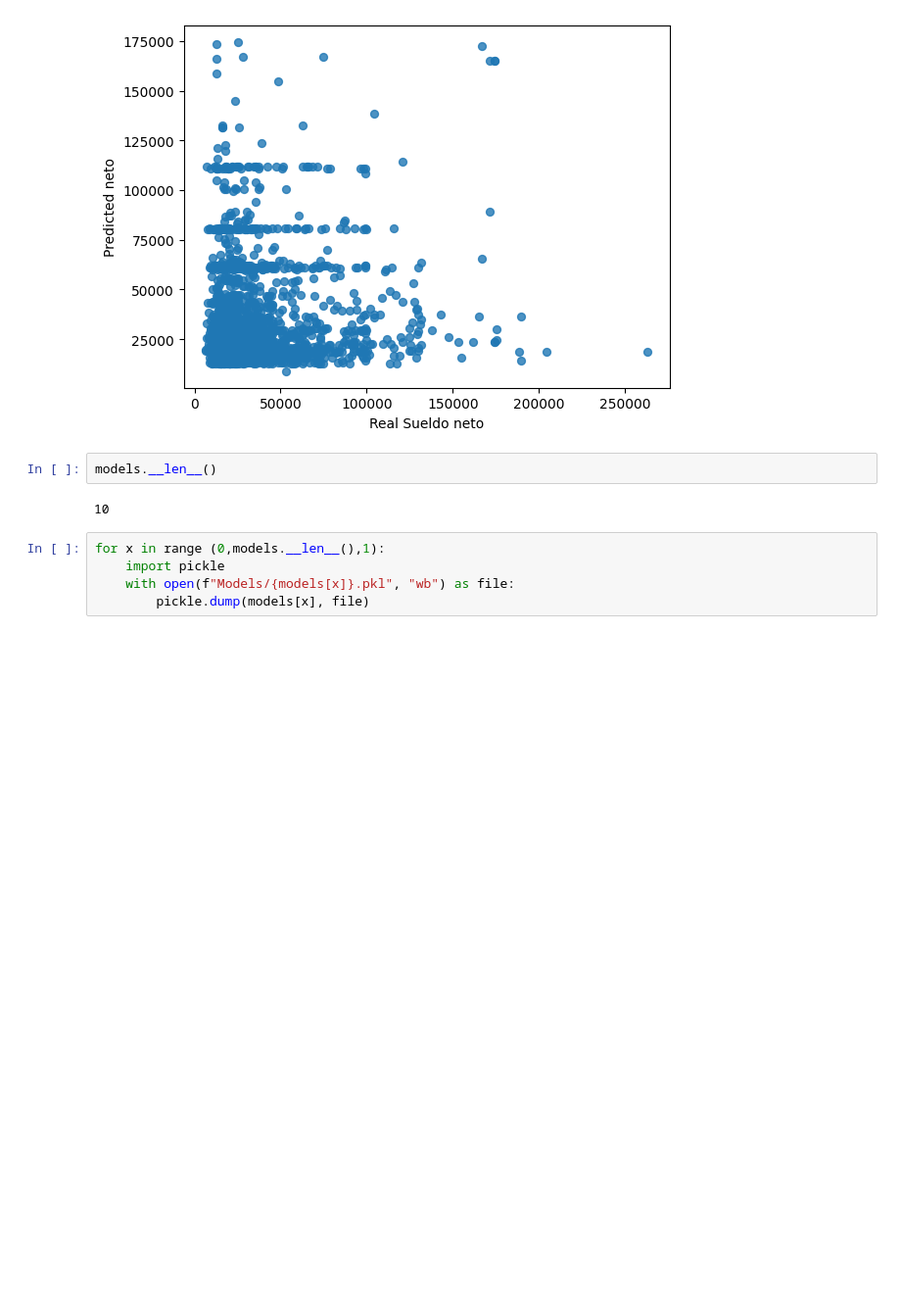
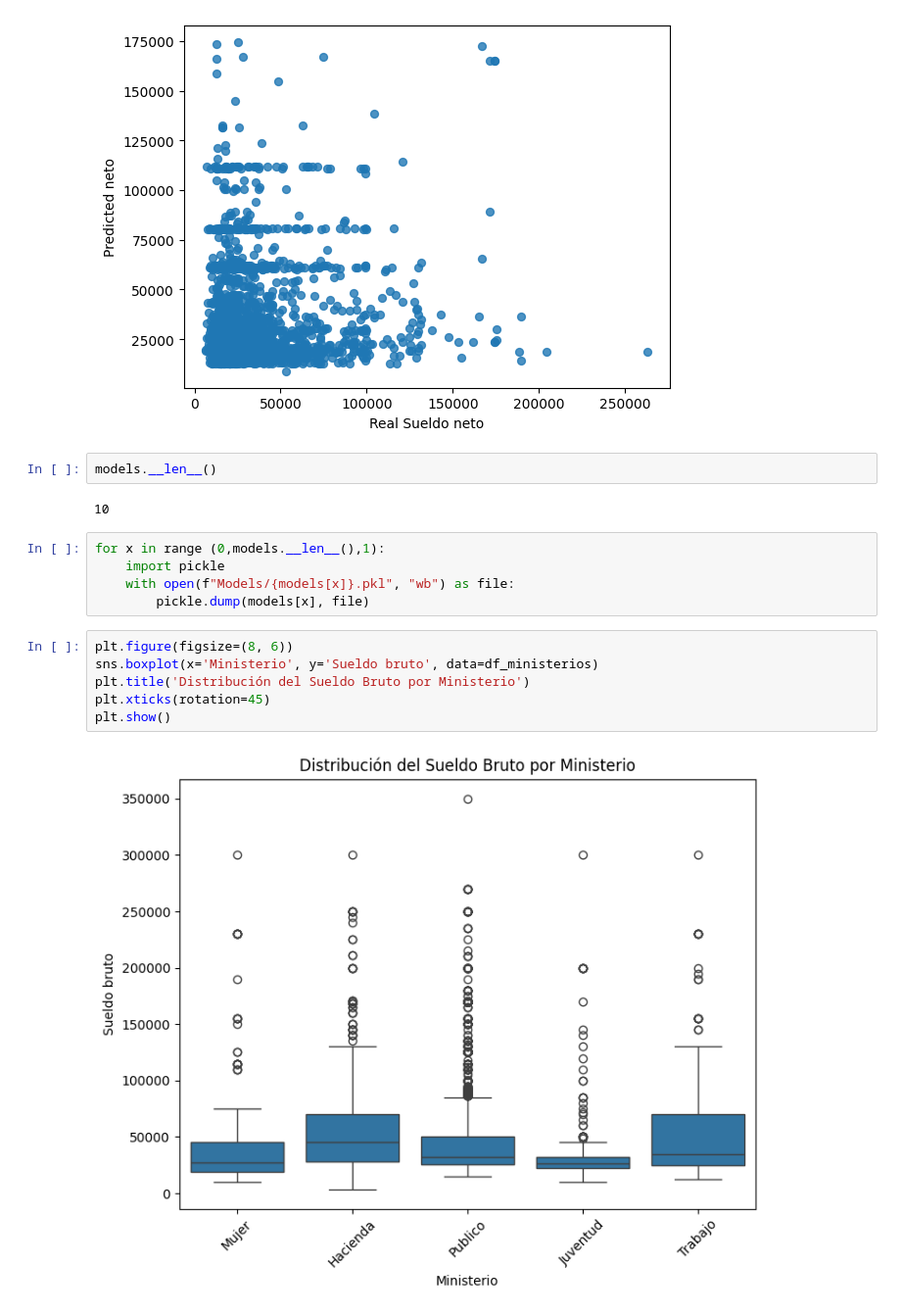
Before and after one commit to OAGgithub/Inferencia-Ingresos, a Jupyter notebook: Inferencia_Ingresos.ipynb, the cells around one changed output. Shown at 98% size. Cells and saved outputs as stored; diff of their text form; blank space fills up the shorter version.

```diff
--- a/Inferencia_Ingresos.ipynb
+++ b/Inferencia_Ingresos.ipynb
@@ -984,3 +966,11 @@ for x in range (0,models.__len__(),1):
     import pickle
     with open(f"Models/{models[x]}.pkl", "wb") as file:
         pickle.dump(models[x], file)
+# %%
+plt.figure(figsize=(8, 6))
+sns.boxplot(x='Ministerio', y='Sueldo bruto', data=df_ministerios)
+plt.title('Distribución del Sueldo Bruto por Ministerio')
+plt.xticks(rotation=45)
+plt.show()
+# %% [output]
+[figure, added]
```
Also changed, not shown: parts of 11 cells of this notebook.
